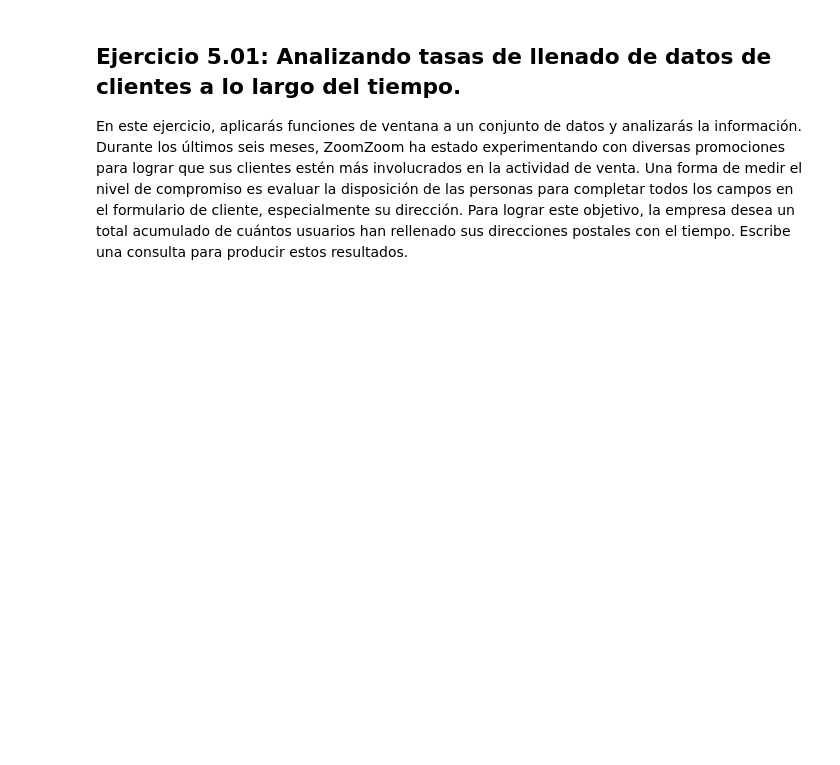
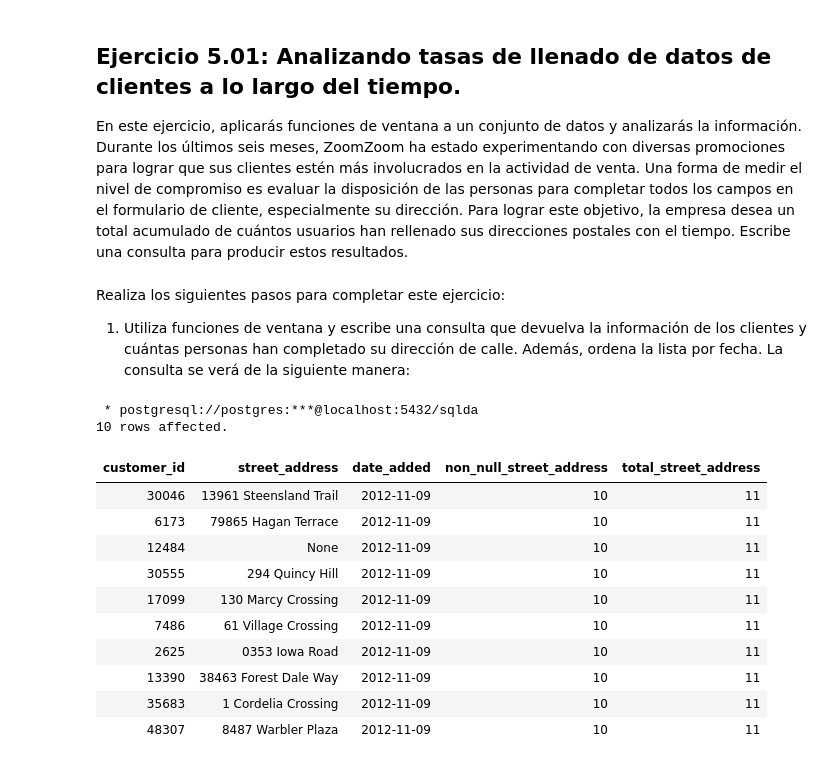
Before and after one commit to limspiga/data-modeling, a Jupyter notebook: 05_data_modeling_for_marketing.ipynb, the cells around one changed output. Cells and saved outputs as stored; diff of their text form; code cells hidden in the pictures; blank space fills up the shorter version.

```diff
--- a/05_data_modeling_for_marketing.ipynb
+++ b/05_data_modeling_for_marketing.ipynb
@@ -296,3 +295,39 @@ Ahora que comprendes las funciones de ventana, intenta aplicarlas en el próximo
 ## Ejercicio 5.01: Analizando tasas de llenado de datos de clientes a lo largo del tiempo.
 
 En este ejercicio, aplicarás funciones de ventana a un conjunto de datos y analizarás la información. Durante los últimos seis meses, ZoomZoom ha estado experimentando con diversas promociones para lograr que sus clientes estén más involucrados en la actividad de venta. Una forma de medir el nivel de compromiso es evaluar la disposición de las personas para completar todos los campos en el formulario de cliente, especialmente su dirección. Para lograr este objetivo, la empresa desea un total acumulado de cuántos usuarios han rellenado sus direcciones postales con el tiempo. Escribe una consulta para producir estos resultados.
+# %% [markdown]
+Realiza los siguientes pasos para completar este ejercicio:
+1. Utiliza funciones de ventana y escribe una consulta que devuelva la información de los clientes y cuántas personas han completado su dirección de calle. Además, ordena la lista por fecha. La consulta se verá de la siguiente manera:
+# %%
+%%sql
+SELECT
+  customer_id,
+  street_address,
+  date_added::DATE,
+  COUNT(
+    CASE
+      WHEN street_address IS NOT NULL THEN customer_id
+      ELSE NULL
+    END
+  ) OVER (ORDER BY date_added::DATE)
+    as non_null_street_address,
+  COUNT(*) OVER (ORDER BY date_added::DATE)
+    as total_street_address
+FROM
+  customers
+ORDER BY
+date_added LIMIT 10;
+# %% [output]
+ * postgresql://postgres:***@localhost:5432/sqlda
+10 rows affected.
+| customer_id | street_address | date_added | non_null_street_address | total_street_address |
+| 30046 | 13961 Steensland Trail | 2012-11-09 | 10 | 11 |
+| 6173 | 79865 Hagan Terrace | 2012-11-09 | 10 | 11 |
+| 12484 | None | 2012-11-09 | 10 | 11 |
+| 30555 | 294 Quincy Hill | 2012-11-09 | 10 | 11 |
+| 17099 | 130 Marcy Crossing | 2012-11-09 | 10 | 11 |
+| 7486 | 61 Village Crossing | 2012-11-09 | 10 | 11 |
+| 2625 | 0353 Iowa Road | 2012-11-09 | 10 | 11 |
+| 13390 | 38463 Forest Dale Way | 2012-11-09 | 10 | 11 |
+| 35683 | 1 Cordelia Crossing | 2012-11-09 | 10 | 11 |
+| 48307 | 8487 Warbler Plaza | 2012-11-09 | 10 | 11 |
```
Also changed, not shown: parts of 32 cells of this notebook, 2 other files.
